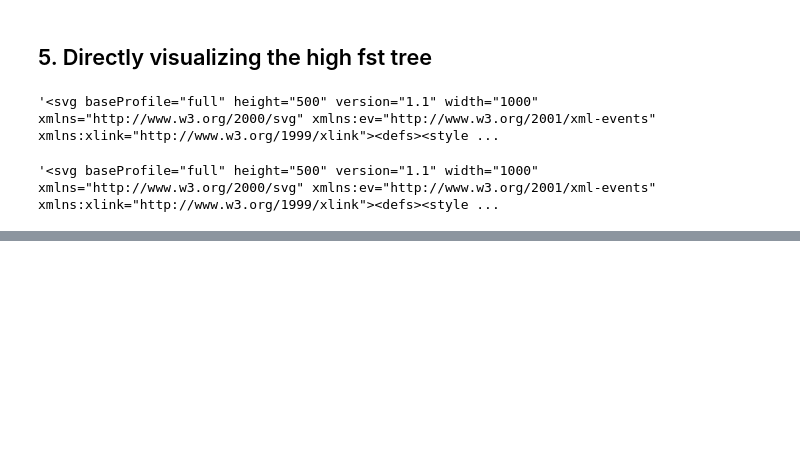
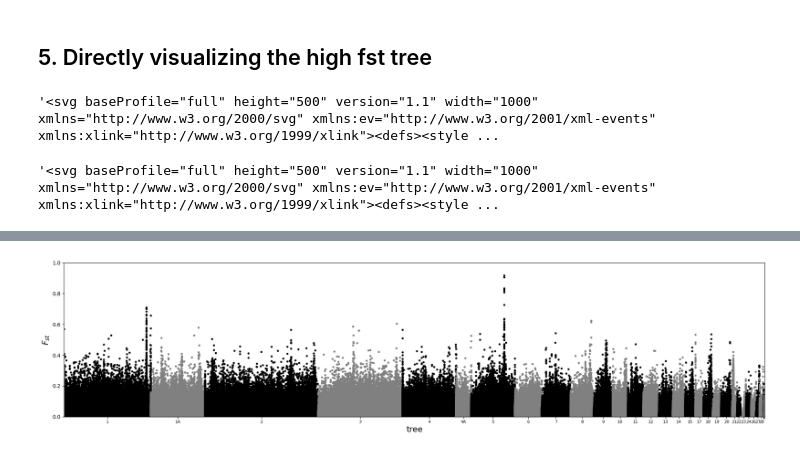
Before and after one commit to mmosmond/spacetrees-crows, a Jupyter notebook: plotting.ipynb, the cells around one changed output, grey strips where cells are left out. Cells and saved outputs as stored; diff of their text form; code cells hidden in the pictures; blank space fills up the shorter version.

```diff
--- a/plotting.ipynb
+++ b/plotting.ipynb
@@ -194,8 +194,8 @@ windows = []
 fstchrs = []
 for c in chrmap.keys():
     try:
-        fst.append(np.load('data/fst_%s.npy' %chrmap[c]))
-        windows.append(np.load('data/fst_windows_%s.npy' %chrmap[c]))
+        fst.append(np.load('data/fst_cor-cnx_%s.npy' %chrmap[c]))
+        windows.append(np.load('data/fstwindows_cor-cnx_%s.npy' %chrmap[c]))
         fstchrs.append(c)
     except:
         print('missing' + c)
@@ -349,0 +404,11 @@ tree.draw_svg(
+# %%
+fst = []
+windows = []
+fstchrs = []
+for c in chrmap.keys():
+    try:
+        fst.append(np.load('data/fst_ori-cnx_%s.npy' %chrmap[c]))
+        windows.append(np.load('data/fstwindows_ori-cnx_%s.npy' %chrmap[c]))
+        fstchrs.append(c)
+    except:
+        print('missing' + c)
@@ -349,0 +427,29 @@ tree.draw_svg(
+# %%
+def colors(i):
+    if i%2 == 0:
+        return 'k'
+    else:
+        return 'gray'
+
+fig = plt.figure(figsize=(20,5))
+ax = plt.axes()
+
+end = 0
+xticks = []
+for i,[b,f] in enumerate(zip(windows,fst)):
+    ax.plot([end+i for i in b[:-1]],f,'.',color=colors(i))
+    xticks.append(end + b[-1]/2)
+    end += b[-1]
+
+# plt.plot([0,end],[0.2,0.2],'--k')
+ax.set_xlim(0,end)
+ax.set_ylim(0,1)
+ax.set_xticks(xticks,[c[3:] if c[:3]=='chr' else '' for c in fstchrs], fontsize=8)
+ax.set_ylabel(r'$F_{st}$', fontsize=16)
+ax.set_xlabel('tree', fontsize=16)
+
+plt.tight_layout()
+plt.savefig('plots/fst_orientalis-cornix.png')
+plt.show()
+# %% [output]
+[figure, added]
```
Also changed, not shown: parts of 7 cells of this notebook, 4 other files.
